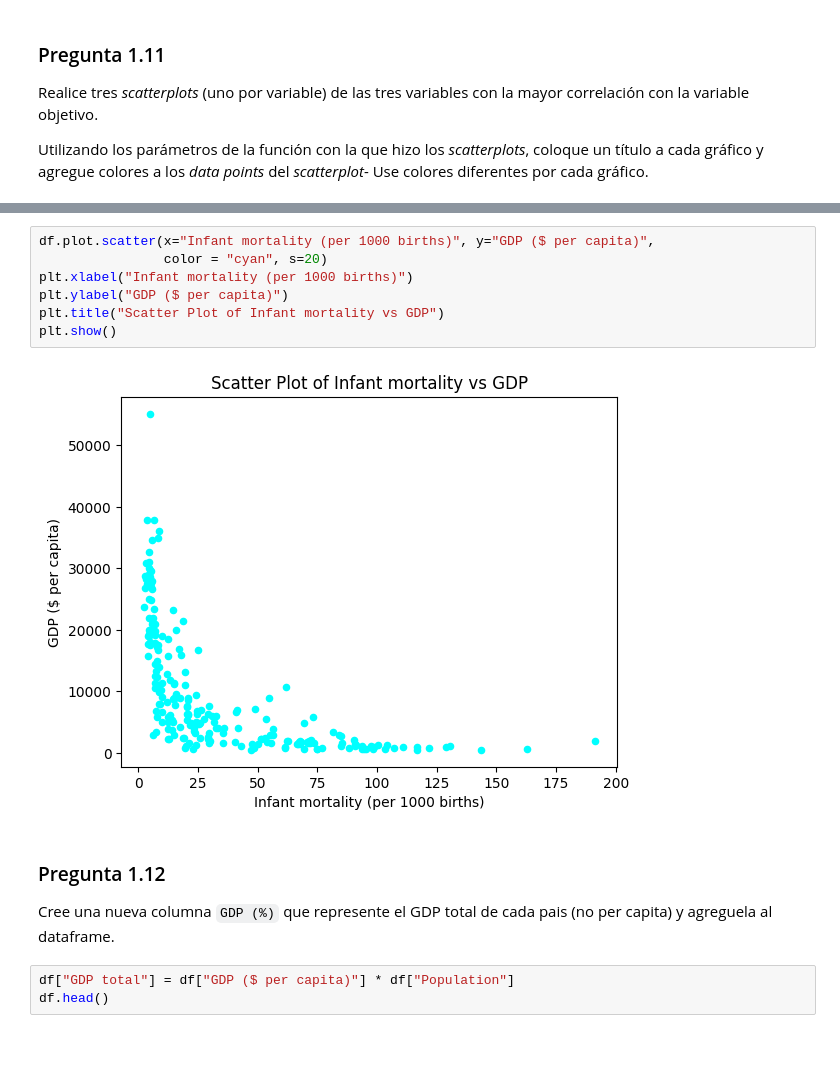
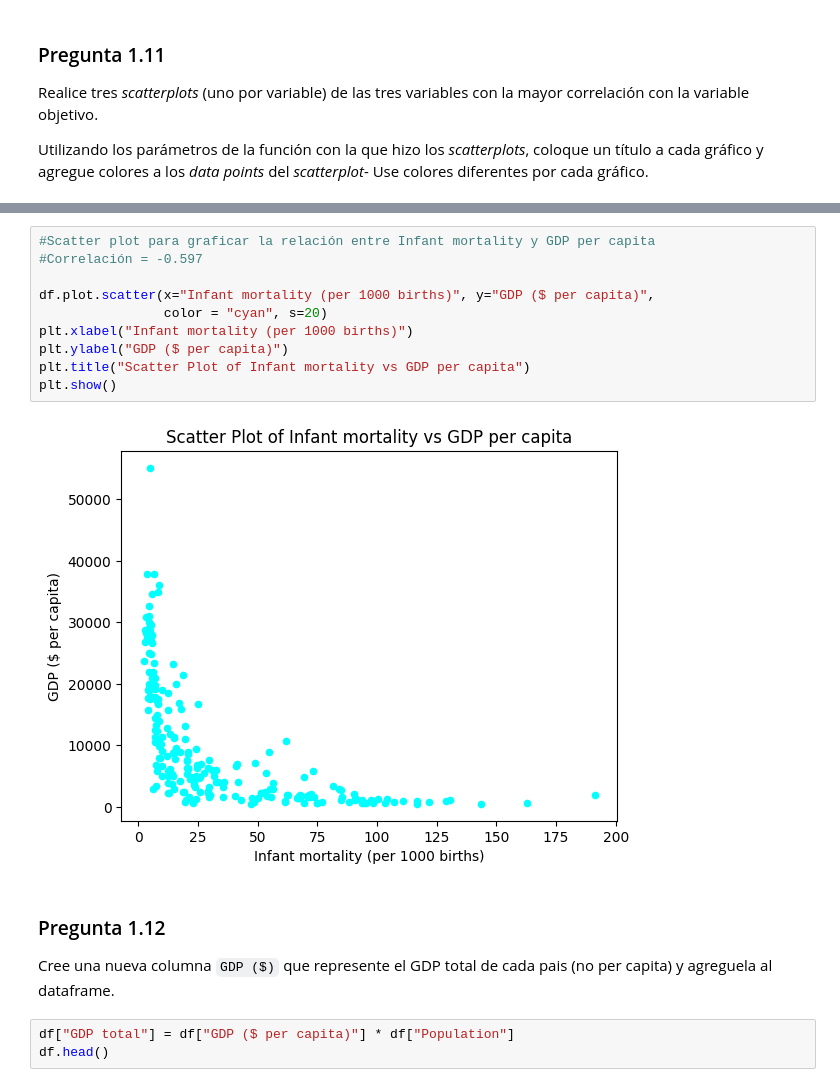
Before and after one commit to catamege/Tarea_1_Lantadilla_Mege, a Jupyter notebook: Tarea1.ipynb, the cells around one changed output, grey strips where cells are left out. Saved outputs shown, nothing was run; the diff lists cells and outputs as text; blank space fills up the shorter version.

```diff
--- a/Tarea1.ipynb
+++ b/Tarea1.ipynb
@@ -786,16 +829,19 @@ plt.show()
 # %%
+#Scatter plot para graficar la relación entre Infant mortality y GDP per capita
+#Correlación = -0.597
+
 df.plot.scatter(x="Infant mortality (per 1000 births)", y="GDP ($ per capita)",
                 color = "cyan", s=20)
 plt.xlabel("Infant mortality (per 1000 births)")
 plt.ylabel("GDP ($ per capita)")
-plt.title("Scatter Plot of Infant mortality vs GDP")
+plt.title("Scatter Plot of Infant mortality vs GDP per capita")
 plt.show()
 # %% [output]
-[figure, old version]
+[figure, new version]
 # %% [markdown]
 ### Pregunta 1.12
 
-Cree una nueva columna `GDP (%)` que represente el GDP total de cada pais (no per capita) y agreguela al dataframe.
+Cree una nueva columna `GDP ($)` que represente el GDP total de cada pais (no per capita) y agreguela al dataframe.
 # %%
 df["GDP total"] = df["GDP ($ per capita)"] * df["Population"]
 df.head()
```
Also changed, not shown: parts of 16 cells of this notebook.
